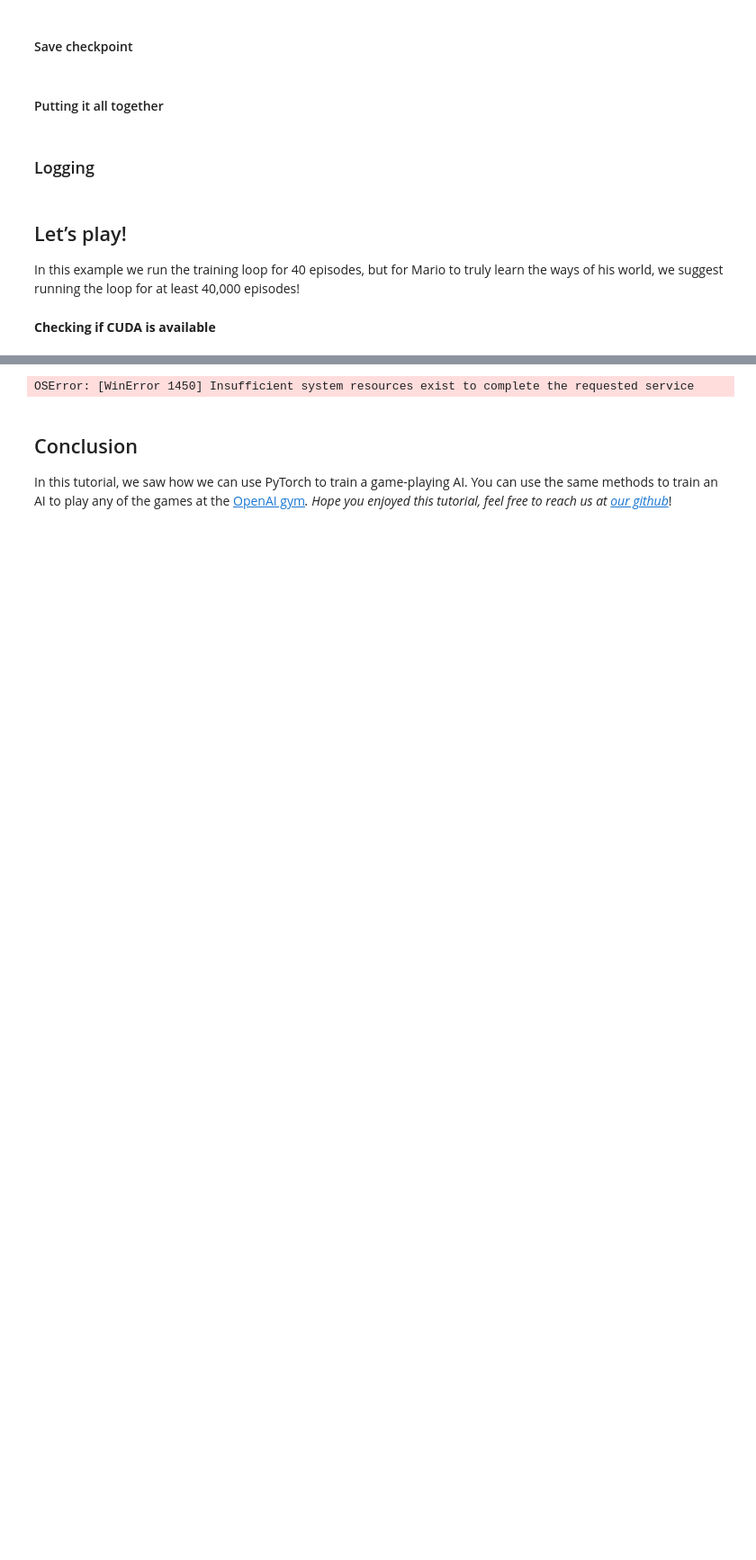
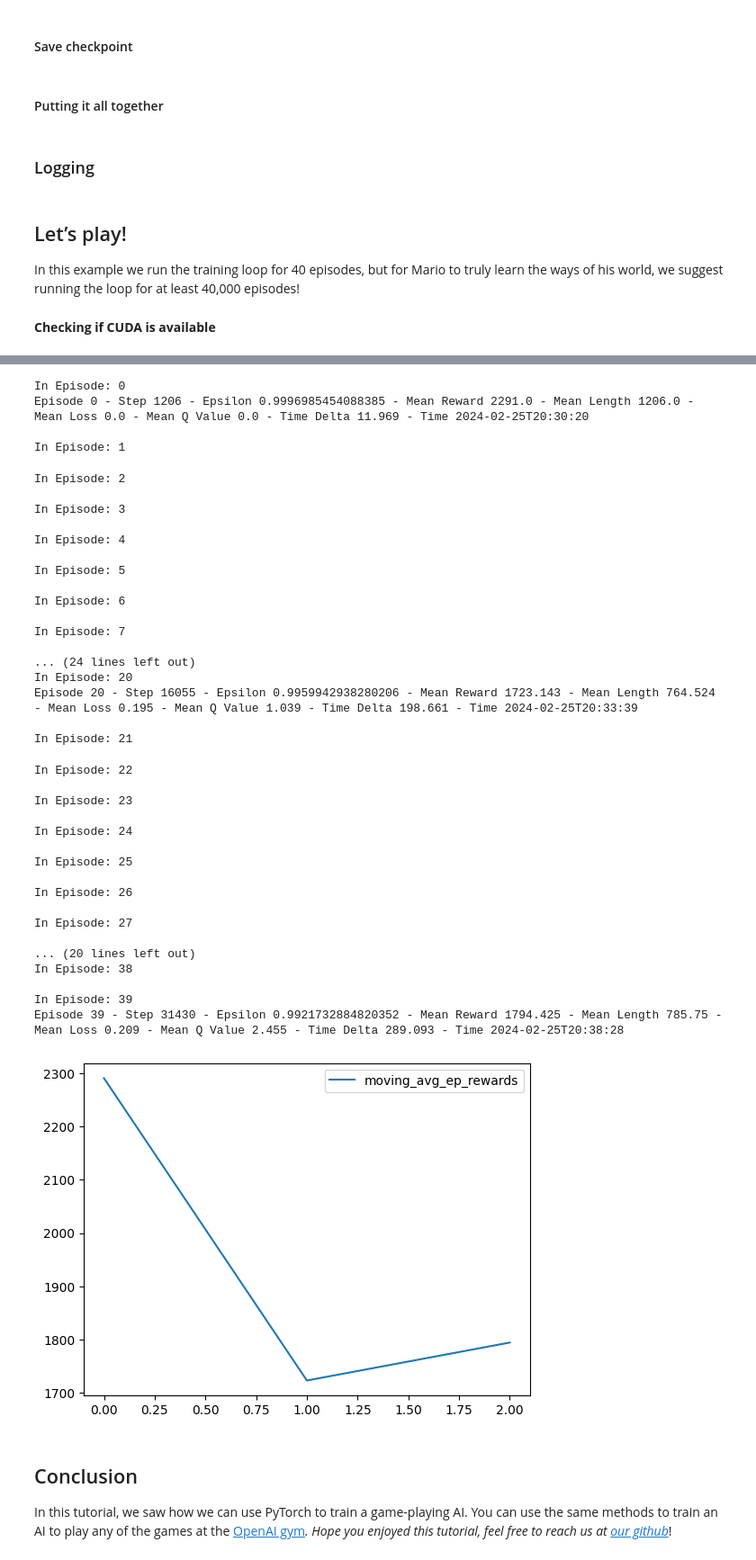
Before and after one commit to RlNZLER/Mario_RL, a Jupyter notebook: src/mario_rl_tutorial.ipynb, the cells around one changed output, grey strips where cells are left out. Shown: that part at 90% size. Cells and saved outputs as stored; diff of their text form; code cells hidden in the pictures; blank space fills up the shorter version.

```diff
--- a/src/mario_rl_tutorial.ipynb
+++ b/src/mario_rl_tutorial.ipynb
@@ -675,40 +675,83 @@ logger = MetricLogger(save_dir)
 
 episodes = 40
 for e in range(episodes):
+    print()
+    print(f"In Episode: {e}")
 
     state = env.reset()
 
     # Play the game!
     while True:
+
+        # Render the game frame
+        env.render()
 
         # Run agent on the state
         action = mario.act(state)
 
         # Agent performs action
         next_state, reward, done, info = env.step(action)
 
         # Remember
         mario.cache(state, next_state, action, reward, done)
 
         # Learn
         q, loss = mario.learn()
 
         # Logging
         logger.log_step(reward, loss, q)
 
         # Update state
         state = next_state
 
         # Check if end of game
         if done or info["flag_get"]:
             break
 
     logger.log_episode()
 
     if (e % 20 == 0) or (e == episodes - 1):
         logger.record(episode=e, epsilon=mario.exploration_rate, step=mario.curr_step)
 # %% [output]
-OSError: [WinError 1450] Insufficient system resources exist to complete the requested service
+In Episode: 0
+Episode 0 - Step 1206 - Epsilon 0.9996985454088385 - Mean Reward 2291.0 - Mean Length 1206.0 - Mean Loss 0.0 - Mean Q Value 0.0 - Time Delta 11.969 - Time 2024-02-25T20:30:20
+
+In Episode: 1
+In Episode: 2
+
+In Episode: 3
+
+In Episode: 4
+
+In Episode: 5
+
+In Episode: 6
+
+In Episode: 7
+
+... (24 lines left out)
+In Episode: 20
+Episode 20 - Step 16055 - Epsilon 0.9959942938280206 - Mean Reward 1723.143 - Mean Length 764.524 - Mean Loss 0.195 - Mean Q Value 1.039 - Time Delta 198.661 - Time 2024-02-25T20:33:39
+
+In Episode: 21
+In Episode: 22
+
+In Episode: 23
+
+In Episode: 24
+
+In Episode: 25
+
+In Episode: 26
+
+In Episode: 27
+
+... (20 lines left out)
+In Episode: 38
+
+In Episode: 39
+Episode 39 - Step 31430 - Epsilon 0.9921732884820352 - Mean Reward 1794.425 - Mean Length 785.75 - Mean Loss 0.209 - Mean Q Value 2.455 - Time Delta 289.093 - Time 2024-02-25T20:38:28
+[figure, added]
 # %% [markdown]
 ## Conclusion
 
```
Also changed, not shown: parts of 2 cells of this notebook, 26 other files.
